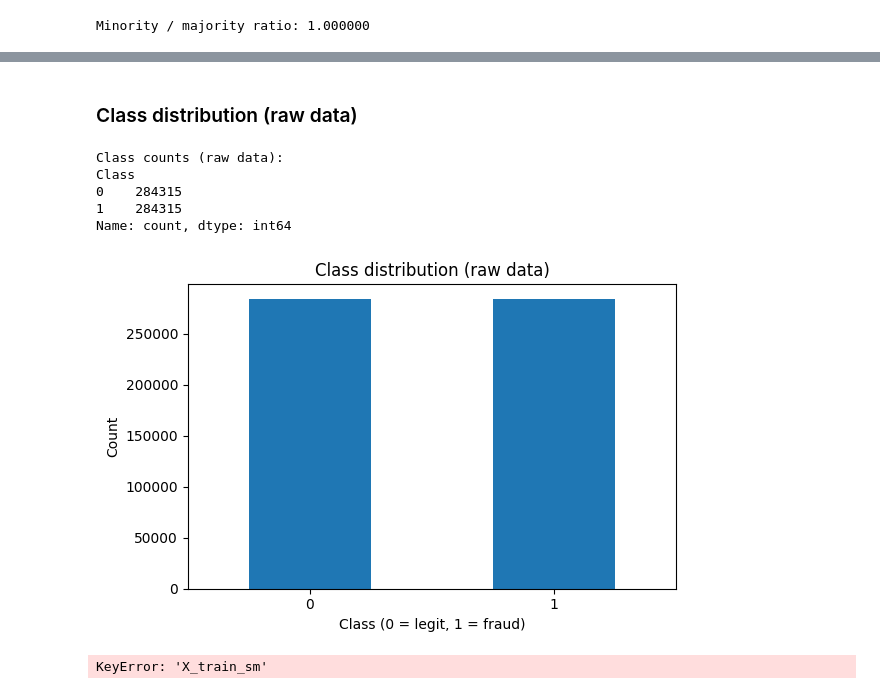
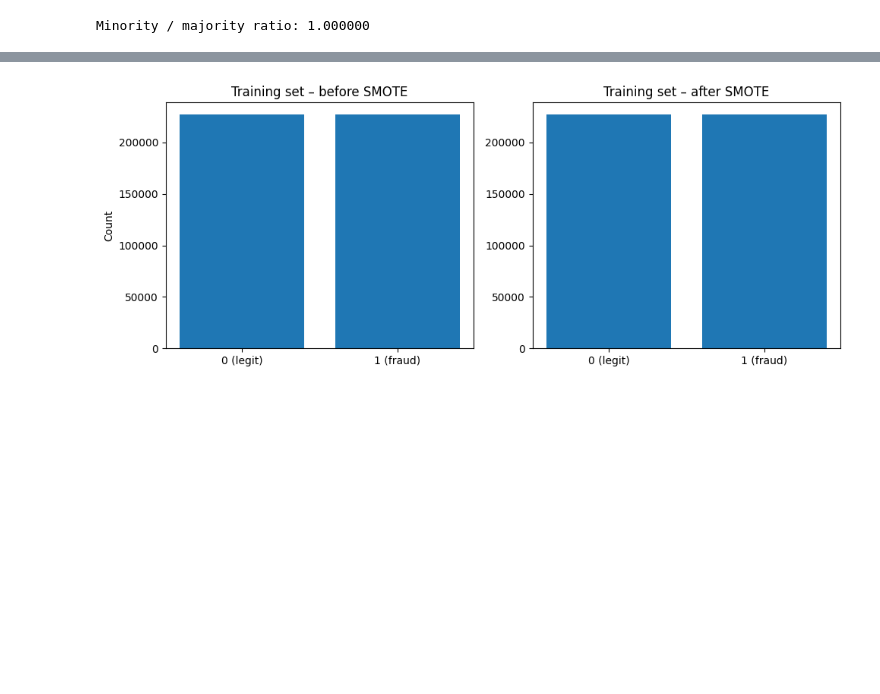
Before and after one commit to whuan349/DS3000_Credit_Card_Fraud_Detection, a Jupyter notebook: DS3000_Project.ipynb, the cells around one changed output, grey strips where cells are left out. Drawn from its saved outputs; the diff is of its cells as text; code cells hidden in the pictures; blank space fills up the shorter version.

Commit message:
Re-ran preprocessing notebook without errors

```diff
--- a/DS3000_Project.ipynb
+++ b/DS3000_Project.ipynb
@@ -134,43 +104,22 @@ KeyError: 'X_train_sm'
-# %% [markdown]
-### Class distribution (raw data)
-# %%
-label_col = "Class"  # update if different in your file
-
-class_counts = df_raw[label_col].value_counts().sort_index()
-print("Class counts (raw data):")
-print(class_counts)
-
-plt.figure(figsize=(6, 4))
-class_counts.plot(kind="bar")
-plt.title("Class distribution (raw data)")
-plt.xlabel(f"{label_col} (0 = legit, 1 = fraud)")
-plt.ylabel("Count")
-plt.xticks(rotation=0)
-plt.tight_layout()
-plt.show()
-# %% [output]
-Class counts (raw data):
-Class
-0    284315
-1    284315
-Name: count, dtype: int64
-[figure, removed]
-# %%
-data = load_and_preprocess_data("creditcard_2023.csv")
-
-X_train = data["X_train"]
-X_val   = data["X_val"]
-X_test  = data["X_test"]
-y_train = data["y_train"]
-y_val   = data["y_val"]
-y_test  = data["y_test"]
-
-X_train_sm = data["X_train_sm"]
-y_train_sm = data["y_train_sm"]
-
-print("Train shape (before SMOTE):", X_train.shape, "Labels:", y_train.value_counts().to_dict())
-print("Train shape (after SMOTE): ", X_train_sm.shape, "Labels:", Counter(y_train_sm))
-print("Val shape:", X_val.shape)
-print("Test shape:", X_test.shape)
-# %% [output]
-KeyError: 'X_train_sm'
+# %%
+plt.figure(figsize=(10, 4))
+
+# Before SMOTE
+plt.subplot(1, 2, 1)
+counts_before = y_train.value_counts().sort_index()
+plt.bar(counts_before.index, counts_before.values)
+plt.title("Training set – before SMOTE")
+plt.xticks([0, 1], ["0 (legit)", "1 (fraud)"])
+plt.ylabel("Count")
+
+# After SMOTE
+plt.subplot(1, 2, 2)
+counts_after = Counter(y_train_sm)
+plt.bar(counts_after.keys(), counts_after.values())
+plt.title("Training set – after SMOTE")
+plt.xticks([0, 1], ["0 (legit)", "1 (fraud)"])
+
+plt.tight_layout()
+plt.show()
+# %% [output]
+[figure, added]
```
Also changed, not shown: parts of 9 cells of this notebook.
